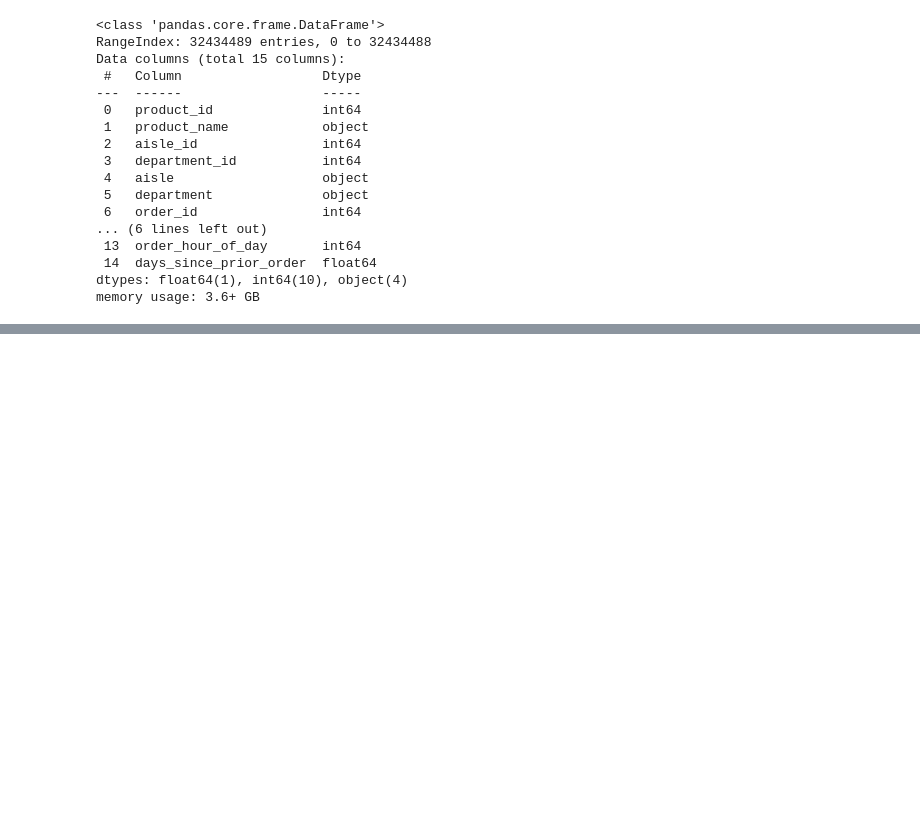
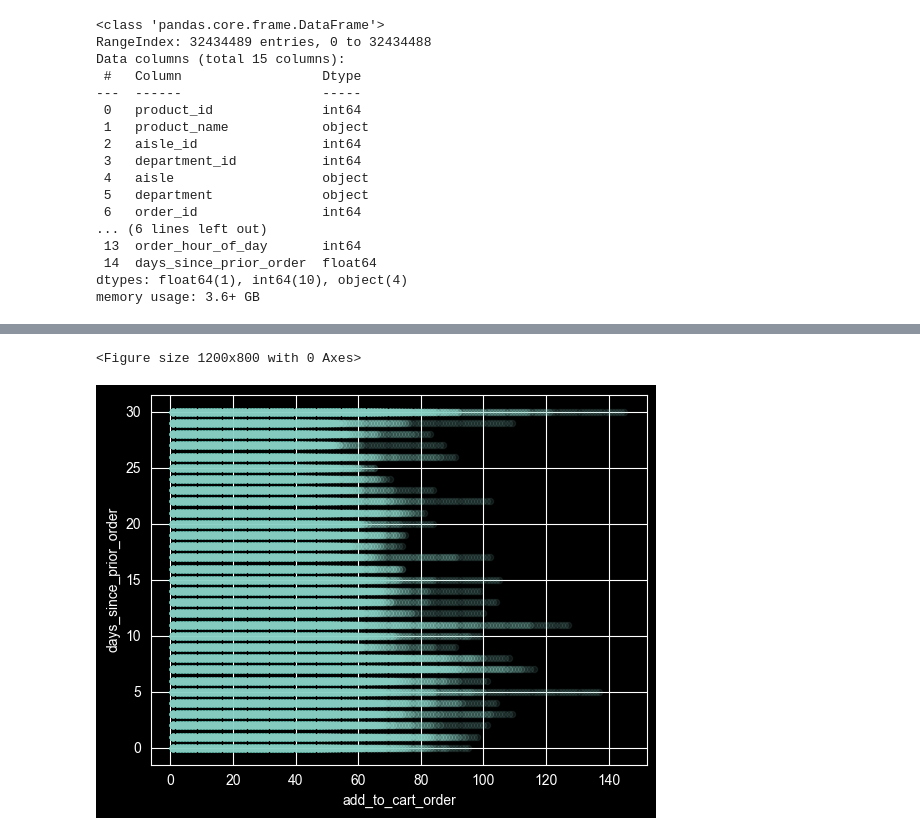
Before and after one commit to frieh7/Fall2025_DS230_Final-project, a Jupyter notebook: main.ipynb, the cells around one changed output, grey strips where cells are left out. Cells and saved outputs as stored; diff of their text form; code cells hidden in the pictures; blank space fills up the shorter version.

```diff
--- a/main.ipynb
+++ b/main.ipynb
@@ -283,0 +288,8 @@ corr_matrix
+# %%
+import matplotlib.pyplot as plt
+plt.figure(figsize=(12, 8))
+merged_prior.plot(kind="scatter", x="add_to_cart_order", y="days_since_prior_order", alpha=0.1, grid=True)
+plt.show()
+# %% [output]
+<Figure size 1200x800 with 0 Axes>
+[figure, added]
```
Also changed, not shown: parts of 12 cells of this notebook.
